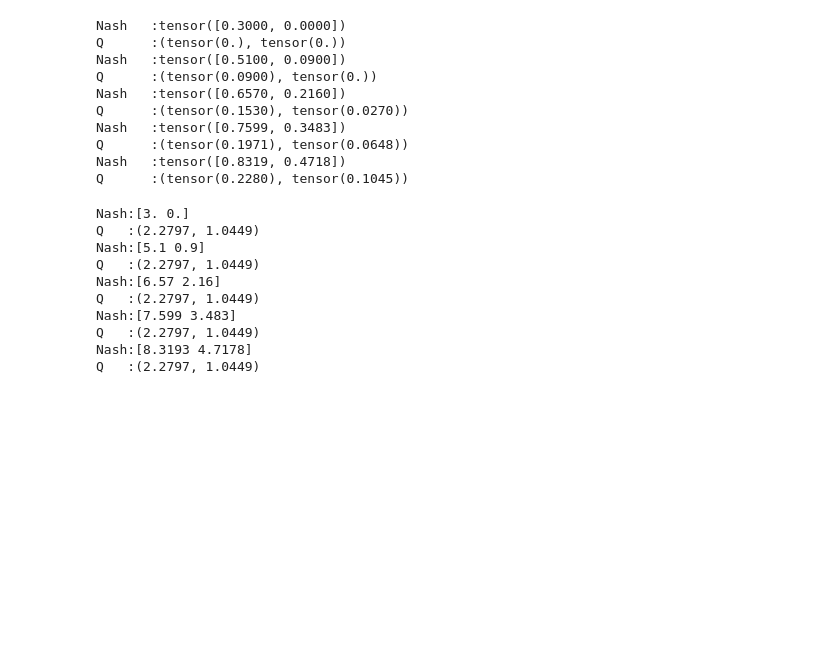
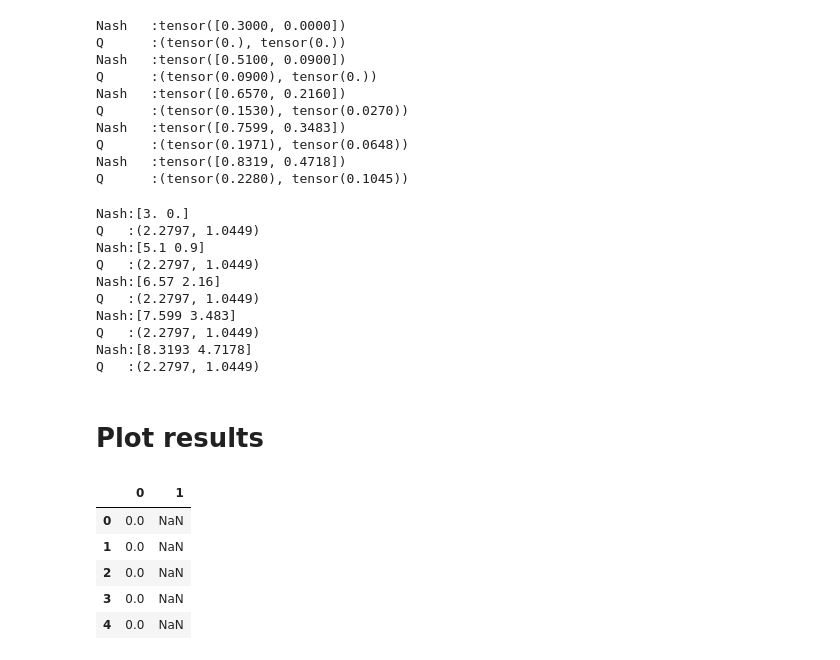
Before and after one commit to NWC-CUAHSI-Summer-Institute/cfe_py, a Jupyter notebook: function_test_ground.ipynb, the cells around one changed output. Drawn from its saved outputs; the diff is of its cells as text; code cells hidden in the pictures; blank space fills up the shorter version.

```diff
--- a/function_test_ground.ipynb
+++ b/function_test_ground.ipynb
@@ -367,3 +367,5 @@ Nash:[7.599 3.483]
 Q   :(2.2797, 1.0449)
 Nash:[8.3193 4.7178]
 Q   :(2.2797, 1.0449)
+# %% [markdown]
+# Plot results
@@ -369,0 +374,10 @@ Q   :(2.2797, 1.0449)
+# %%
+testrun_numpy = pd.read_csv(r'G:\Shared drives\SI_NextGen_Aridity\dCFE\output\testrun_numpy_classic.csv', header=None)
+testrun_numpy.head()
+# %% [output]
+|  | 0 | 1 |
+| 0 | 0.0 | NaN |
+| 1 | 0.0 | NaN |
+| 2 | 0.0 | NaN |
+| 3 | 0.0 | NaN |
+| 4 | 0.0 | NaN |
```
Also changed, not shown: parts of 4 cells of this notebook, 4 other files.
